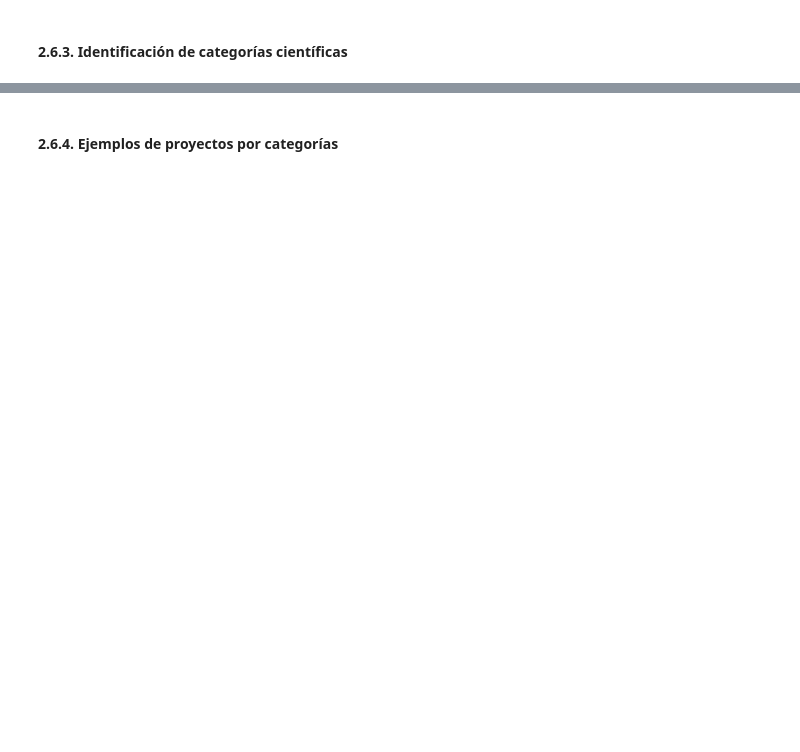
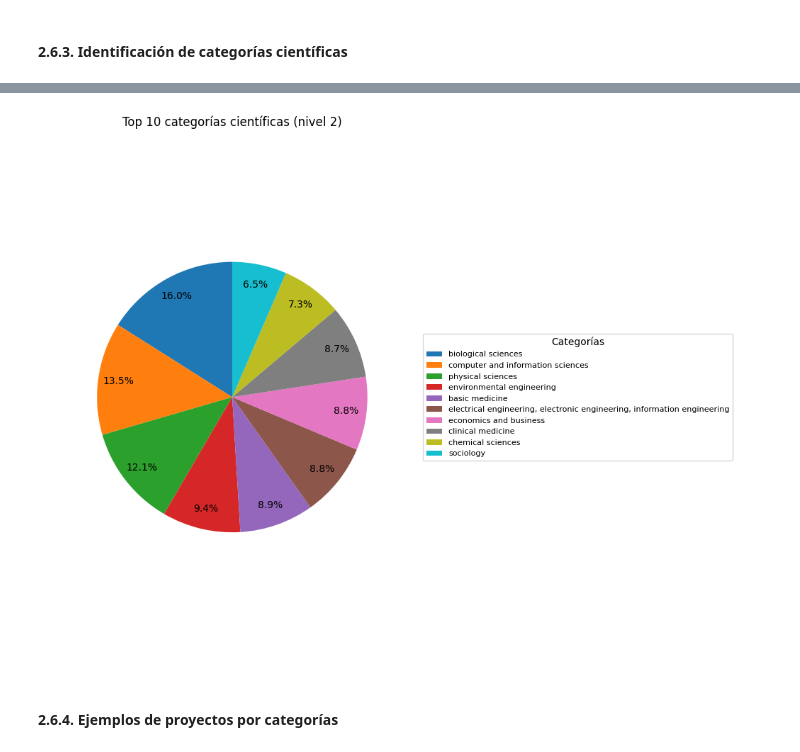
Before and after one commit to IzanV5/proyecto-cordis, a Jupyter notebook: 01_datos_y_representaciones.ipynb, the cells around one changed output, grey strips where cells are left out. Saved outputs shown, nothing was run; the diff lists cells and outputs as text; code cells hidden in the pictures; blank space fills up the shorter version.

```diff
--- a/01_datos_y_representaciones.ipynb
+++ b/01_datos_y_representaciones.ipynb
@@ -283,3 +616,19 @@ display(df[['projectID', 'label_nivel2', 'categoria_nivel2']].head(10))
+# %%
+# Contar proyectos por categoría
+conteo = df['categoria_nivel2'].value_counts().head(10)
+
+# Crear gráfico circular
+plt.figure(figsize=(10, 8))
+
+plt.pie(conteo, labels=None, autopct='%1.1f%%', startangle=90, pctdistance=0.85)
+plt.title('Top 10 categorías científicas (nivel 2)')
+plt.legend(conteo.index, title='Categorías', loc='center left', bbox_to_anchor=(1, 0.5), fontsize=8)
+plt.axis('equal')
+plt.tight_layout()
+plt.savefig(FIGURAS / "top10categoriasNivel2.png", dpi=150, bbox_inches="tight")
+plt.show()
+# %% [output]
+[figure, added]
 # %% [markdown]
 #### 2.6.4. Ejemplos de proyectos por categorías
 # %%
```
Also changed, not shown: parts of 42 cells of this notebook.
